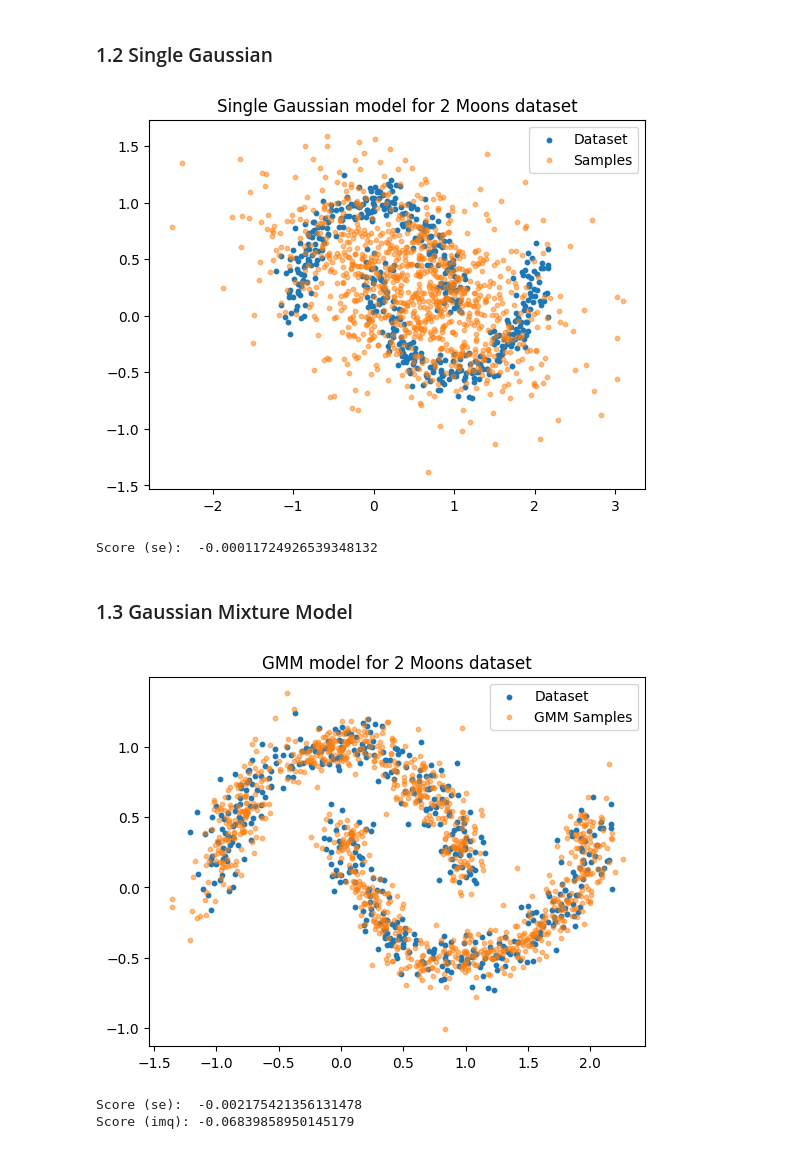
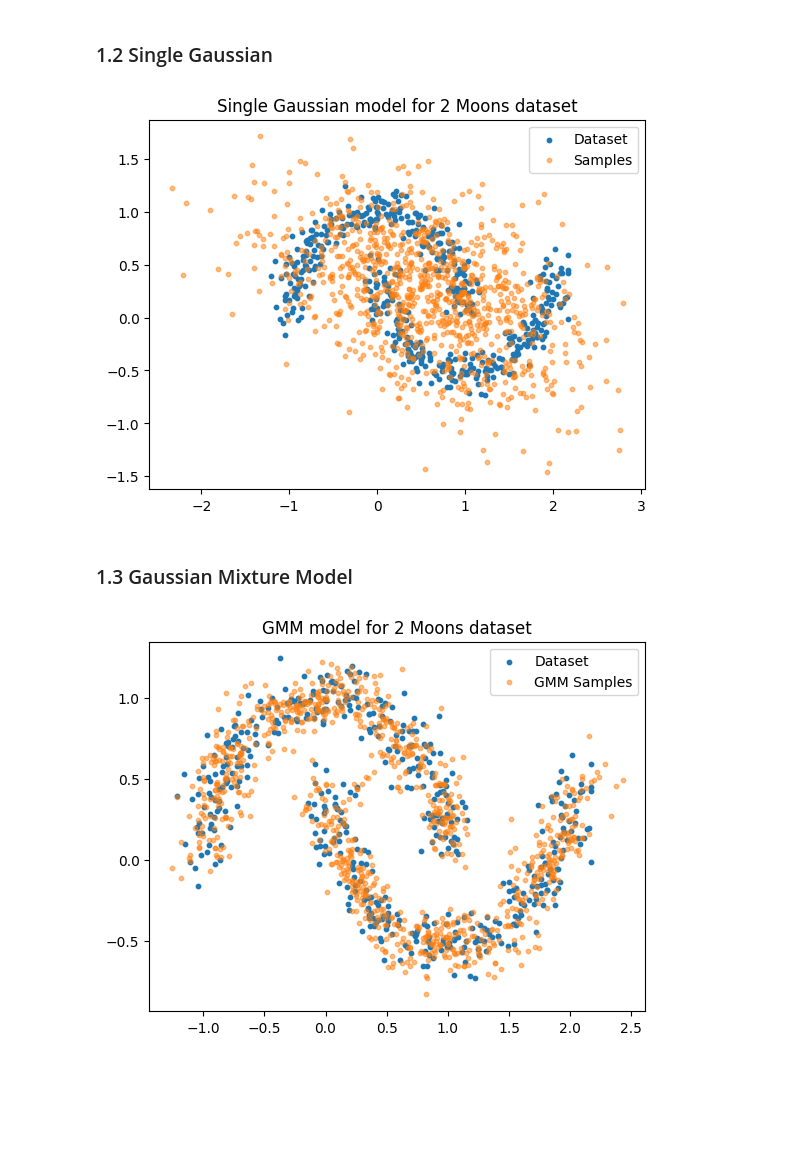
Before and after one commit to juancprolam/generative_neural_networks_for_the_sciences, a Jupyter notebook: ex01-solution.ipynb, the cells around one changed output. Cells and saved outputs as stored; diff of their text form; code cells hidden in the pictures; blank space fills up the shorter version.

```diff
--- a/ex01-solution.ipynb
+++ b/ex01-solution.ipynb
@@ -221,12 +225,15 @@ Score (imq): None
 # %% [markdown]
 ### 1.2 Single Gaussian
 # %%
+from scipy.stats import multivariate_normal
+
 class single_gaussian:
     def __init__(self):
         self.mu = None
         self.Sigma = None
         self.samples = None
         self.score = None
+        self.log_density = None
     # Method to fit a single Gaussian
     '''
     Need to determine appropriate mu, sigma for a single Gaussian on top of the data
@@ -242,8 +249,16 @@ class single_gaussian:
         self.samples = np.random.multivariate_normal(self.mu, self.Sigma, n_samples)
         return self.samples
 
-    # Method to score samples
-    def score_samples(self, X, h = 1, kernel = "squared_exponential"):
+    def score_samples(self, X):
+        """Compute the log density for each point in X."""
+        if self.mu is None or self.Sigma is None:
+            raise ValueError("Model parameters are not initialized. Call `fit` first.")
+
+        # Compute the log density using the multivariate normal distribution
+        self.log_density = multivariate_normal.logpdf(X, mean=self.mu, cov=self.Sigma)
+        return self.log_density
+
+    def compute_mmd(self, X, h = 1, kernel = "squared_exponential"):
         # Implement MMD^2 metric with se, imq kernels
         # Need to vectorize MMD calculation because for loops (sums) are very inefficient in python
         # MMD^2 = Term1 + Term2 - Term3, can neglect Term1 because it is model independent
@@ -328,14 +343,8 @@ plt.legend()
 plt.show()
 
 # Score
-score_se = model.score_samples(X, h = 0.05, kernel = "squared_exponential")
-#score_imq = model.score_samples(h = 0.05, metric = "inverse_multi_quadratic")
-
-print(f"Score (se):  {score_se}")
-#print(f"Score (imq): {score_imq}")
 # %% [output]
-[figure, old version]
+[figure, new version]
-Score (se):  -0.00011724926539348132
 # %% [markdown]
 ### 1.3 Gaussian Mixture Model
 # %%
@@ -424,8 +433,26 @@ class gaussian_mixture_model:
 
         return self.samples
 
-    # Method to score samples
-    def score_samples(self, X, h = 1, kernel = "squared_exponential"):
+    # Method to score samplles
+    def score_samples(self, X):
+        """Compute the log density for each point in X."""
+        if self.Pis is None or self.mus is None or self.Sigmas is None:
+            raise ValueError("Model parameters are not initialized. Call `fit` first.")
+
+        # Compute the weighted density for each component
+        densities = np.zeros((X.shape[0], self.M))
+        for k in range(self.M):
+            densities[:, k] = self.Pis[k] * multivariate_normal.pdf(X, mean=self.mus[k], cov=self.Sigmas[k])
+
+        # Sum the densities across components
+        total_density = np.sum(densities, axis=1)
+
+        # Return the log density
+        log_density = np.log(total_density)
+        return log_density
+
+    # Method to evaluate
+    def compute_mmd(self, X, h = 1, kernel = "squared_exponential"):
         # Implement MMD^2 metric with se, imq kernels
         # Need to vectorize MMD calculation because for loops (sums) are very inefficient in python
         # MMD^2 = Term1 + Term2 - Term3, can neglect Term1 because it is model independent
@@ -487,39 +514,32 @@ class gaussian_mixture_model:
         D_AB = A_sq + B_sq - 2 * AB_T
         return D_AB
 
     def squared_exponential(self, D_AB, h):
         return exp(- D_AB / (h ** 2))
 
     def inverse_multi_quadratic(self, D_AB, h):
         return 1 / sqrt(1 + D_AB / (h ** 2))
 
 
 
 # Test GMM
 model = gaussian_mixture_model(n_terms = 10, steps = 100)
 make_moons_gmm = model.fit(X)
 
 # Plot calculated GMM over data
 samples = model.sample(1000)
 plt.figure()
 plt.title("GMM model for 2 Moons dataset")
 plt.scatter(X[:, 0], X[:, 1], s=10,
             label = "Dataset")
 plt.scatter(samples[:, 0], samples[:, 1],
             alpha = 0.5,
             s = 10,
             label = "GMM Samples")
 plt.legend()
 plt.show()
 
 # Score
-score_se = model.score_samples(X, h = 0.05, kernel = "squared_exponential")
-score_imq = model.score_samples(X, h = 0.05, kernel = "inverse_multi_quadratic")
-
-print(f"Score (se):  {score_se}")
-print(f"Score (imq): {score_imq}")
 # %% [output]
-[figure, old version]
+[figure, new version]
-Score (se):  -0.002175421356131478
-Score (imq): -0.06839858950145179
 # %% [markdown]
```
Also changed, not shown: parts of 5 cells of this notebook.
